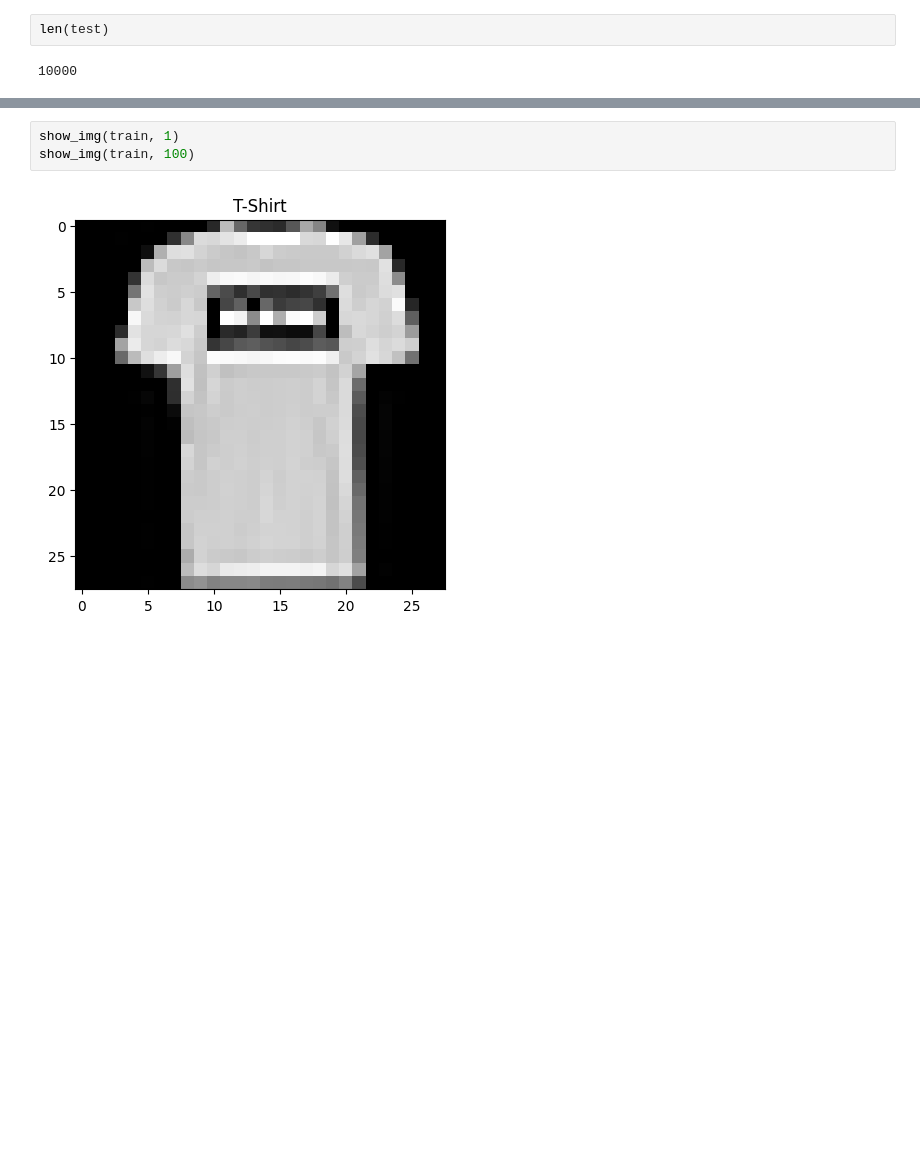
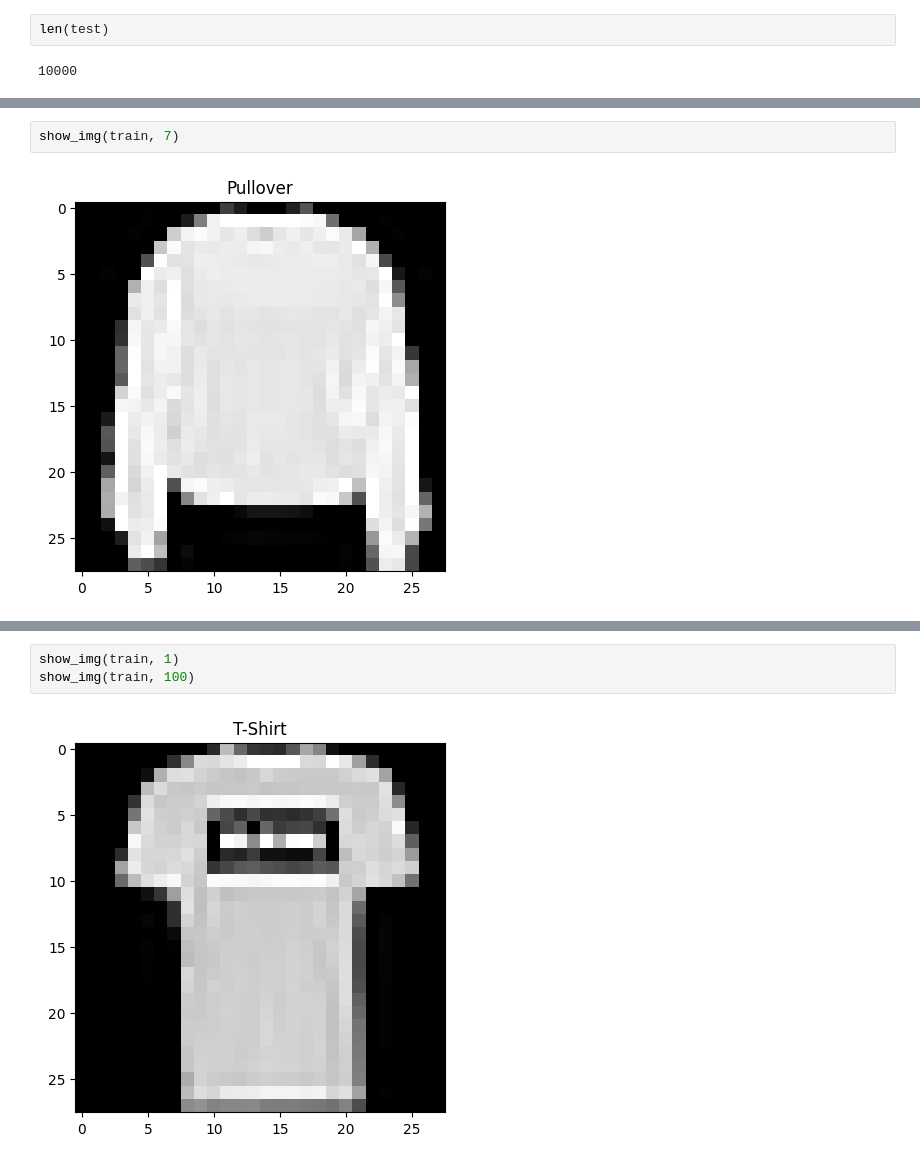
Before and after one commit to mitkrieg/dl-assignment-3, a Jupyter notebook: gan.ipynb, the cells around one changed output, grey strips where cells are left out. Cells and saved outputs as stored; diff of their text form; blank space fills up the shorter version.

```diff
--- a/gan.ipynb
+++ b/gan.ipynb
@@ -141,0 +148,4 @@ len(test)
+# %%
+show_img(train, 7)
+# %% [output]
+[figure, added]
```
Also changed, not shown: parts of 4 cells of this notebook.
